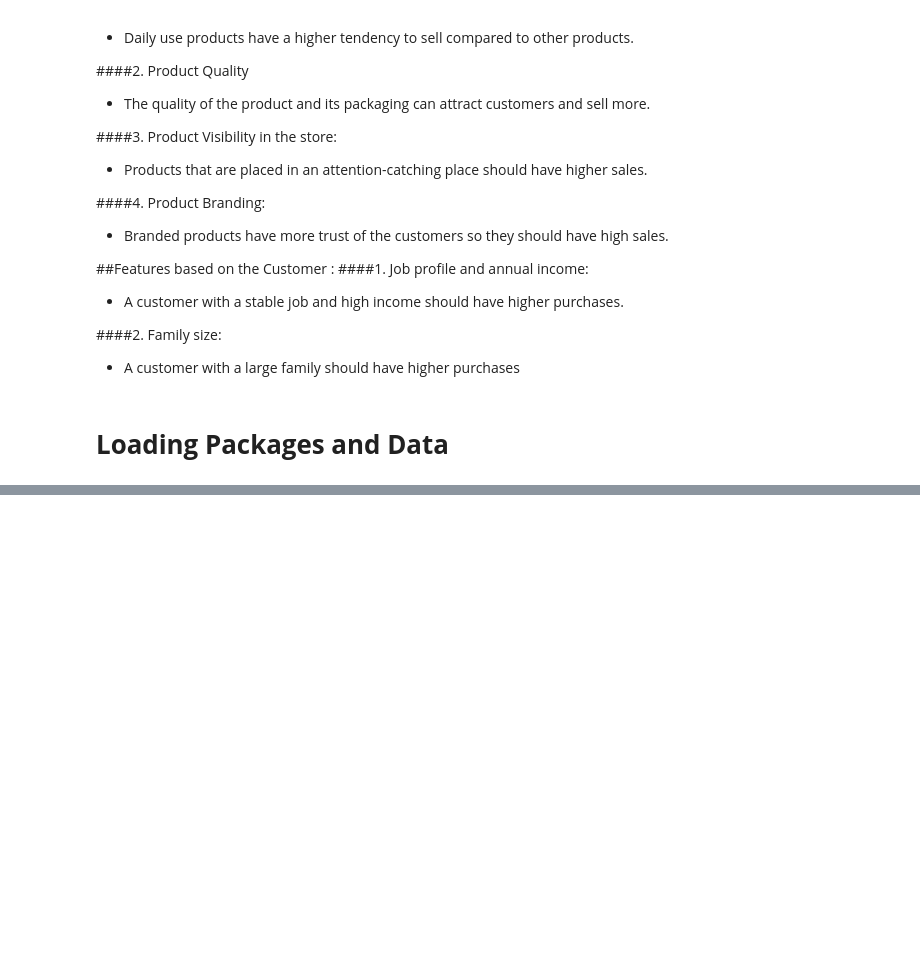
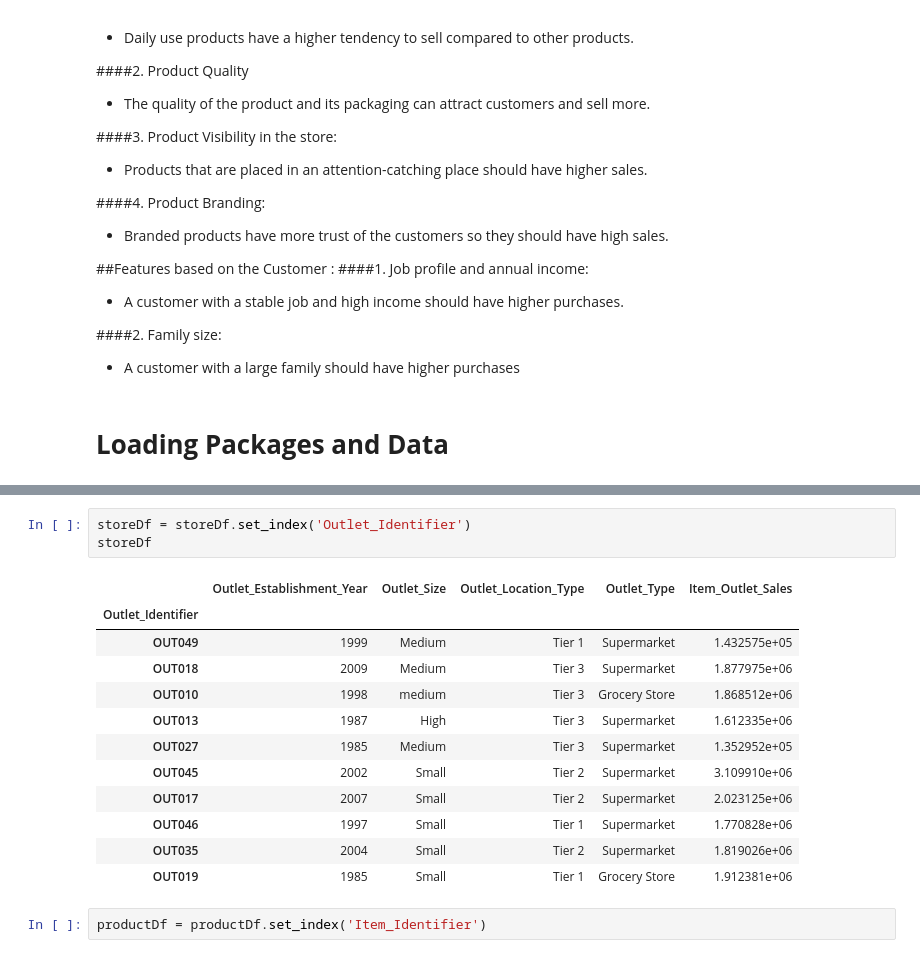
Before and after one commit to ABDELLAH-Hallou/BigMart-outlet-sales-prediction, a Jupyter notebook: BigMart_outlet_sales_prediction.ipynb, the cells around one changed output, grey strips where cells are left out. Saved outputs shown, nothing was run; the diff lists cells and outputs as text; blank space fills up the shorter version.

```diff
--- a/BigMart_outlet_sales_prediction.ipynb
+++ b/BigMart_outlet_sales_prediction.ipynb
@@ -107,0 +238,18 @@ BigMartTrainData
+# %%
+storeDf = storeDf.set_index('Outlet_Identifier')
+storeDf
+# %% [output]
+|  | Outlet_Establishment_Year | Outlet_Size | Outlet_Location_Type | Outlet_Type | Item_Outlet_Sales |
+| Outlet_Identifier |  |  |  |  |  |
+| OUT049 | 1999 | Medium | Tier 1 | Supermarket | 1.432575e+05 |
+| OUT018 | 2009 | Medium | Tier 3 | Supermarket | 1.877975e+06 |
+| OUT010 | 1998 | medium | Tier 3 | Grocery Store | 1.868512e+06 |
+| OUT013 | 1987 | High | Tier 3 | Supermarket | 1.612335e+06 |
+| OUT027 | 1985 | Medium | Tier 3 | Supermarket | 1.352952e+05 |
+| OUT045 | 2002 | Small | Tier 2 | Supermarket | 3.109910e+06 |
+| OUT017 | 2007 | Small | Tier 2 | Supermarket | 2.023125e+06 |
+| OUT046 | 1997 | Small | Tier 1 | Supermarket | 1.770828e+06 |
+| OUT035 | 2004 | Small | Tier 2 | Supermarket | 1.819026e+06 |
+| OUT019 | 1985 | Small | Tier 1 | Grocery Store | 1.912381e+06 |
+# %%
+productDf = productDf.set_index('Item_Identifier')
```
Also changed, not shown: parts of 18 cells of this notebook.
